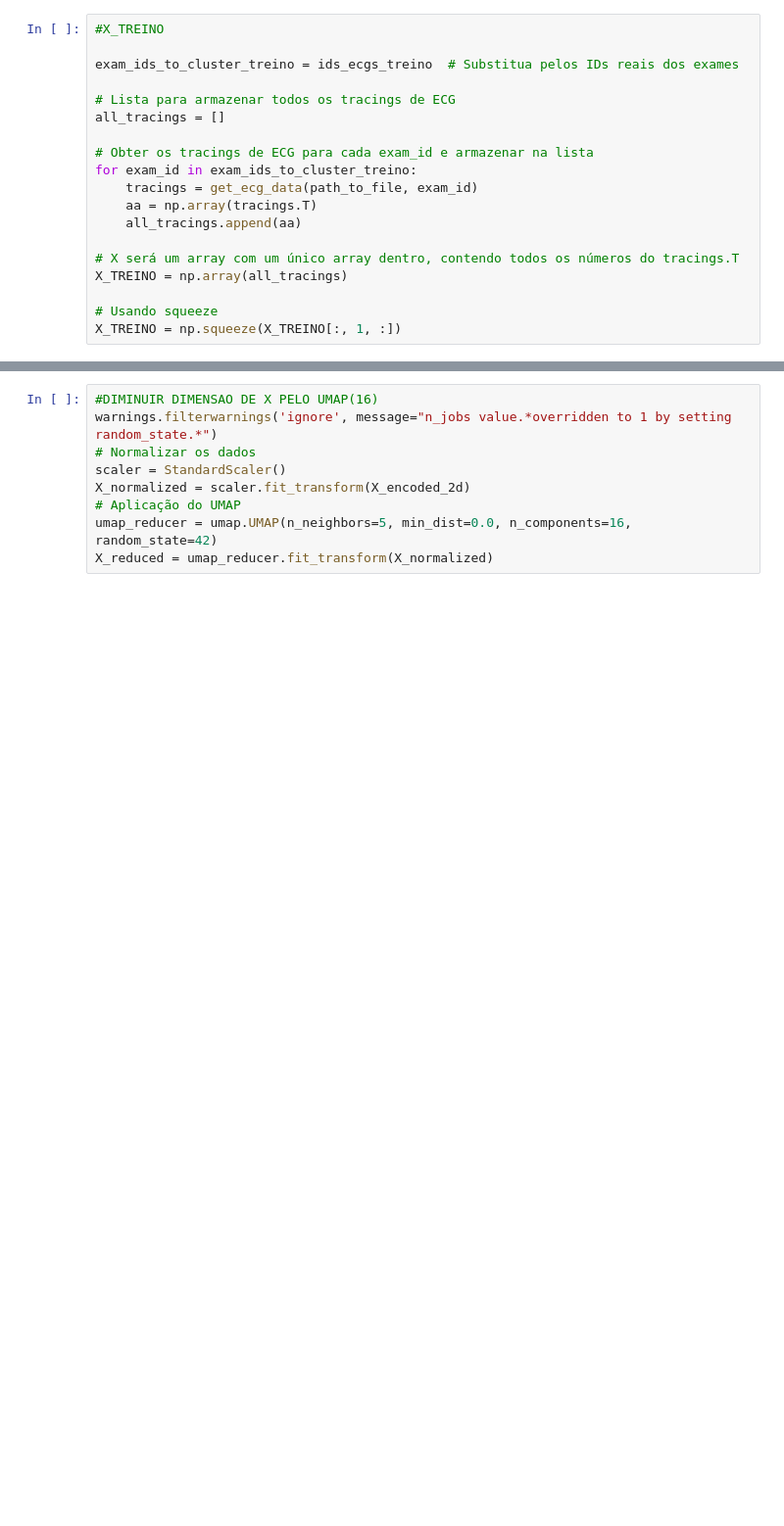
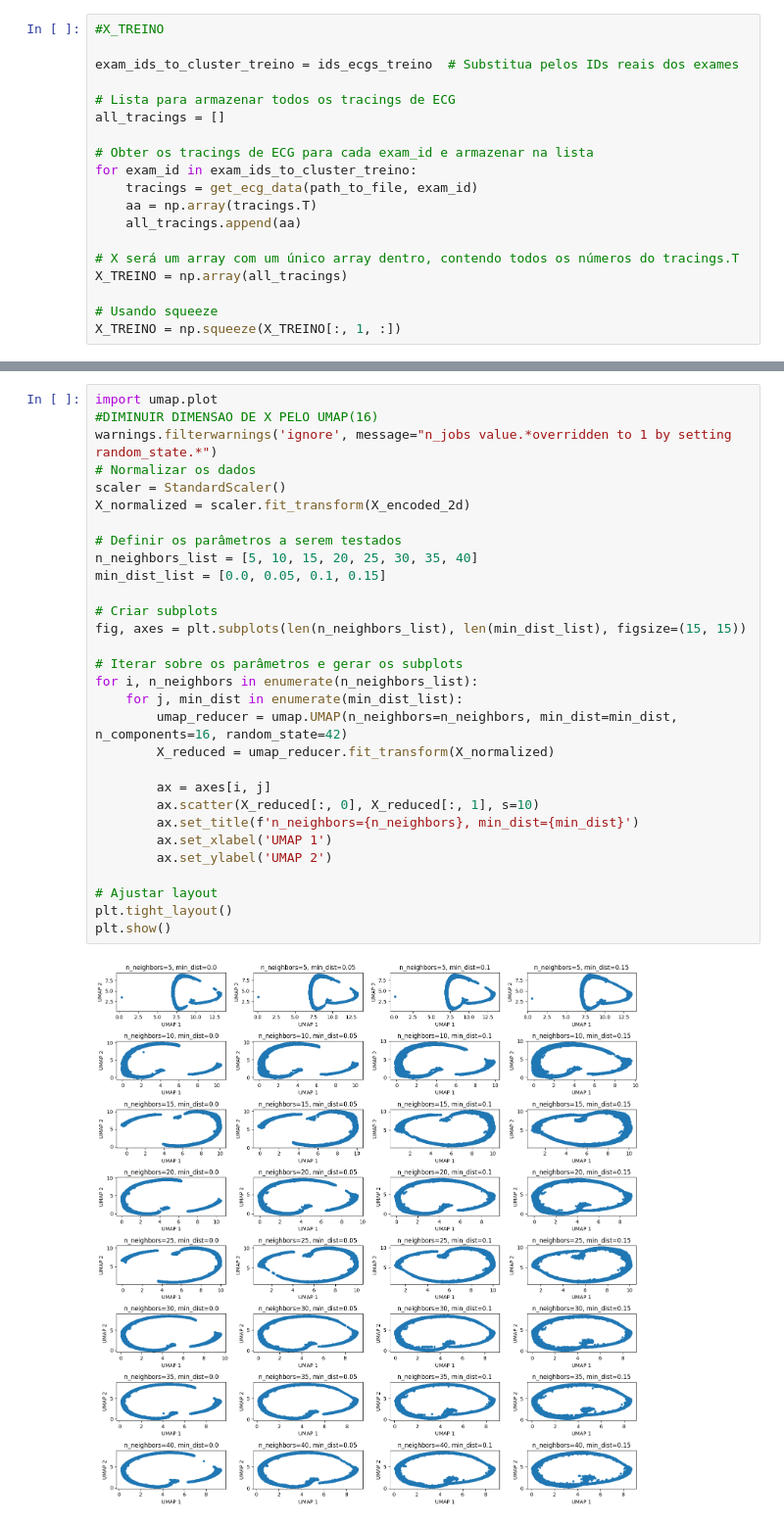
Before and after one commit to pedrobacelar28/Clustering-Paper, a Jupyter notebook: Projeto/guilherme/autoencoder_limpo.ipynb, the cells around one changed output, grey strips where cells are left out. Shown at 98% size. Drawn from its saved outputs; the diff is of its cells as text; blank space fills up the shorter version.

```diff
--- a/Projeto/guilherme/autoencoder_limpo.ipynb
+++ b/Projeto/guilherme/autoencoder_limpo.ipynb
@@ -282,9 +243,32 @@ X_TREINO_encoded_2d = np.squeeze(X_encoded)
-# %%
-#DIMINUIR DIMENSAO DE X PELO UMAP(16)
-warnings.filterwarnings('ignore', message="n_jobs value.*overridden to 1 by setting random_state.*")
-# Normalizar os dados
-scaler = StandardScaler()
-X_normalized = scaler.fit_transform(X_encoded_2d)
-# Aplicação do UMAP
-umap_reducer = umap.UMAP(n_neighbors=5, min_dist=0.0, n_components=16, random_state=42)
-X_reduced = umap_reducer.fit_transform(X_normalized)
+# %%
+import umap.plot
+#DIMINUIR DIMENSAO DE X PELO UMAP(16)
+warnings.filterwarnings('ignore', message="n_jobs value.*overridden to 1 by setting random_state.*")
+# Normalizar os dados
+scaler = StandardScaler()
+X_normalized = scaler.fit_transform(X_encoded_2d)
+
+# Definir os parâmetros a serem testados
+n_neighbors_list = [5, 10, 15, 20, 25, 30, 35, 40]
+min_dist_list = [0.0, 0.05, 0.1, 0.15]
+
+# Criar subplots
+fig, axes = plt.subplots(len(n_neighbors_list), len(min_dist_list), figsize=(15, 15))
+
+# Iterar sobre os parâmetros e gerar os subplots
+for i, n_neighbors in enumerate(n_neighbors_list):
+    for j, min_dist in enumerate(min_dist_list):
+        umap_reducer = umap.UMAP(n_neighbors=n_neighbors, min_dist=min_dist, n_components=16, random_state=42)
+        X_reduced = umap_reducer.fit_transform(X_normalized)
+
+        ax = axes[i, j]
+        ax.scatter(X_reduced[:, 0], X_reduced[:, 1], s=10)
+        ax.set_title(f'n_neighbors={n_neighbors}, min_dist={min_dist}')
+        ax.set_xlabel('UMAP 1')
+        ax.set_ylabel('UMAP 2')
+
+# Ajustar layout
+plt.tight_layout()
+plt.show()
+# %% [output]
+[figure, added]
```
Also changed, not shown: parts of 10 cells of this notebook, 10 other files.
